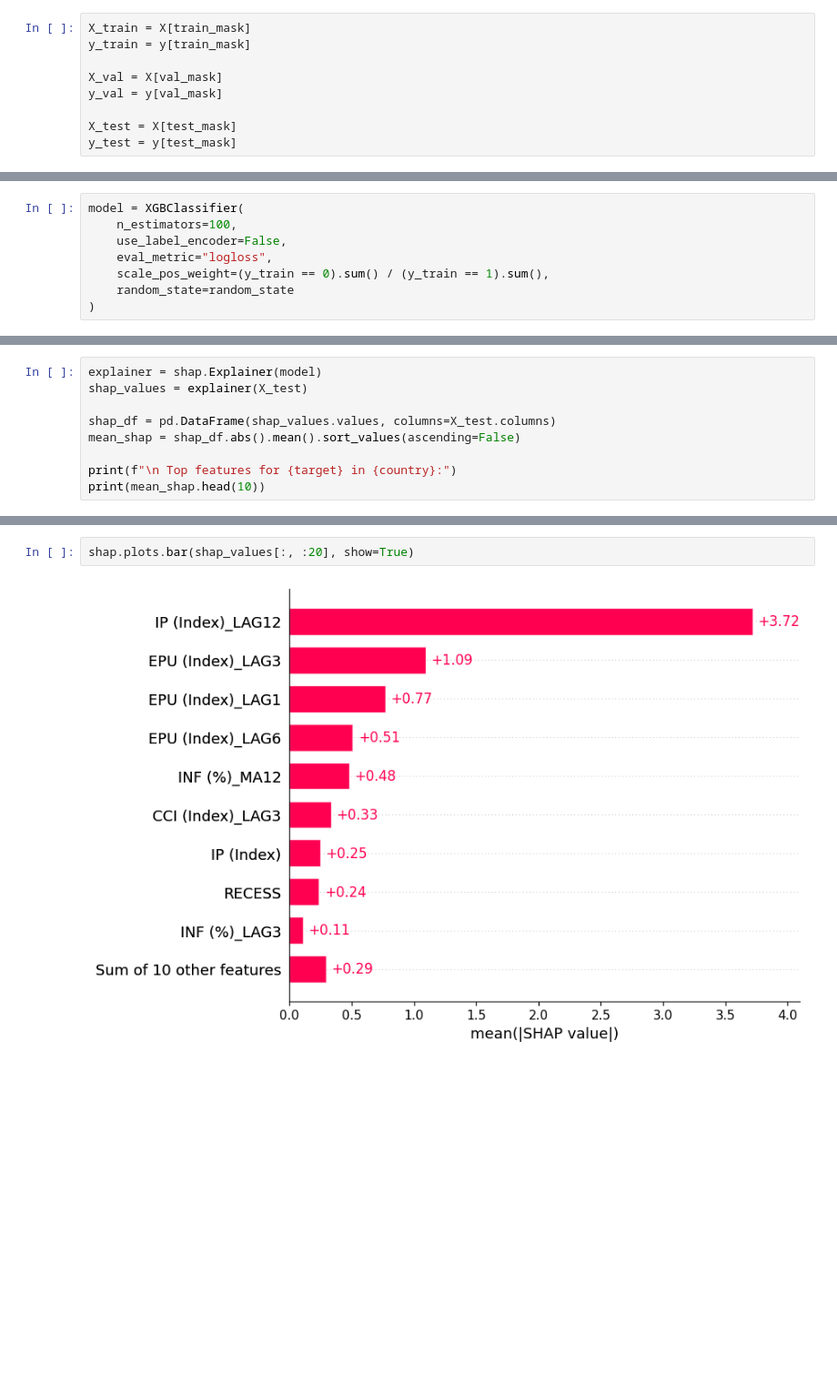
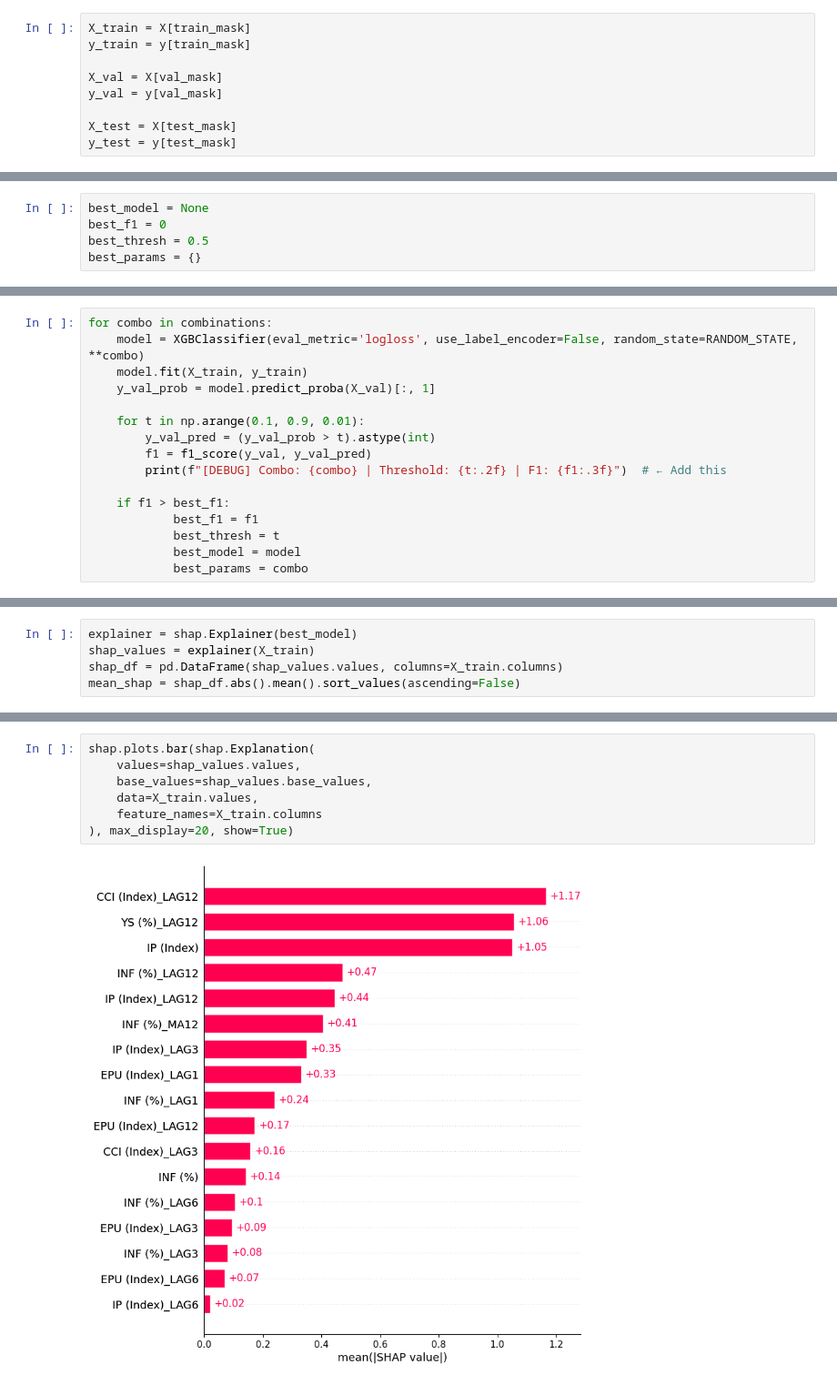
Before and after one commit to Barderus/SURE_Program, a Jupyter notebook: notebooks/4.1 - XGBoost_Countries_Model.ipynb, the cells around one changed output, grey strips where cells are left out. Shown: that part at 91% size. Cells and saved outputs as stored; diff of their text form; blank space fills up the shorter version.

```diff
--- a/notebooks/4.1 - XGBoost_Countries_Model.ipynb
+++ b/notebooks/4.1 - XGBoost_Countries_Model.ipynb
@@ -104,2 +204,7 @@ Test Date Range: 2019-01-01 to 2024-05-01
+# %%
+best_model = None
+best_f1 = 0
+best_thresh = 0.5
+best_params = {}
 # %% [markdown]
 ### Building the model
@@ -106,8 +216,16 @@ Test Date Range: 2019-01-01 to 2024-05-01
 # %%
-model = XGBClassifier(
-    n_estimators=100,
-    use_label_encoder=False,
-    eval_metric="logloss",
-    scale_pos_weight=(y_train == 0).sum() / (y_train == 1).sum(),
-    random_state=random_state
-)
+for combo in combinations:
+    model = XGBClassifier(eval_metric='logloss', use_label_encoder=False, random_state=RANDOM_STATE, **combo)
+    model.fit(X_train, y_train)
+    y_val_prob = model.predict_proba(X_val)[:, 1]
+
+    for t in np.arange(0.1, 0.9, 0.01):
+        y_val_pred = (y_val_prob > t).astype(int)
+        f1 = f1_score(y_val, y_val_pred)
+        print(f"[DEBUG] Combo: {combo} | Threshold: {t:.2f} | F1: {f1:.3f}")  # ← Add this
+
+    if f1 > best_f1:
+            best_f1 = f1
+            best_thresh = t
+            best_model = model
+            best_params = combo
@@ -165,9 +310,5 @@ print(f"[EVAL] AUC = {auc:.3f}, Accuracy = {accuracy:.3f}, F1 = {best_f1:.3f}, P
 # %%
-explainer = shap.Explainer(model)
-shap_values = explainer(X_test)
-
-shap_df = pd.DataFrame(shap_values.values, columns=X_test.columns)
+explainer = shap.Explainer(best_model)
+shap_values = explainer(X_train)
+shap_df = pd.DataFrame(shap_values.values, columns=X_train.columns)
 mean_shap = shap_df.abs().mean().sort_values(ascending=False)
-
-print(f"\n Top features for {target} in {country}:")
-print(mean_shap.head(10))
@@ -187,4 +320,9 @@ dtype: float32
 # %%
-shap.plots.bar(shap_values[:, :20], show=True)
+shap.plots.bar(shap.Explanation(
+    values=shap_values.values,
+    base_values=shap_values.base_values,
+    data=X_train.values,
+    feature_names=X_train.columns
+), max_display=20, show=True)
 # %% [output]
-[figure, old version]
+[figure, new version]
```
Also changed, not shown: parts of 67 cells of this notebook, 3 other files.
